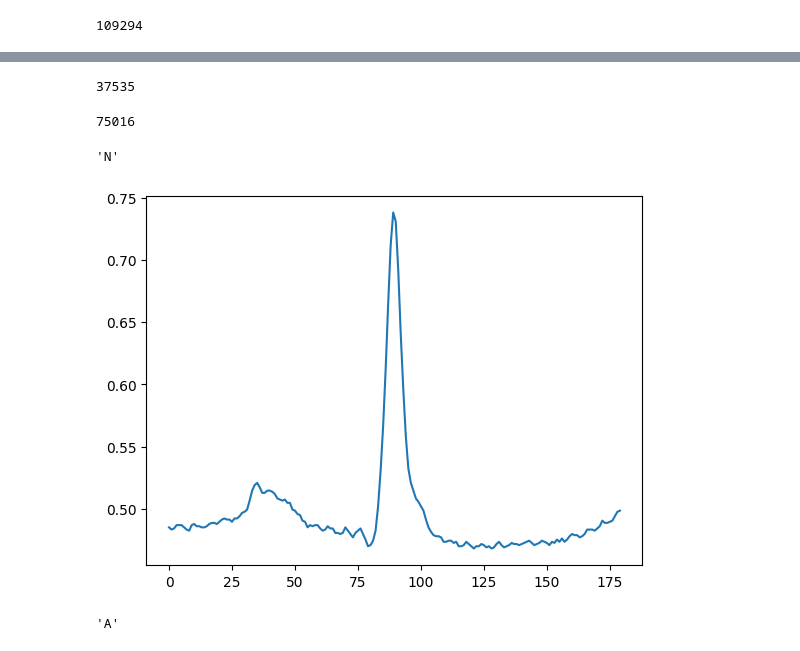
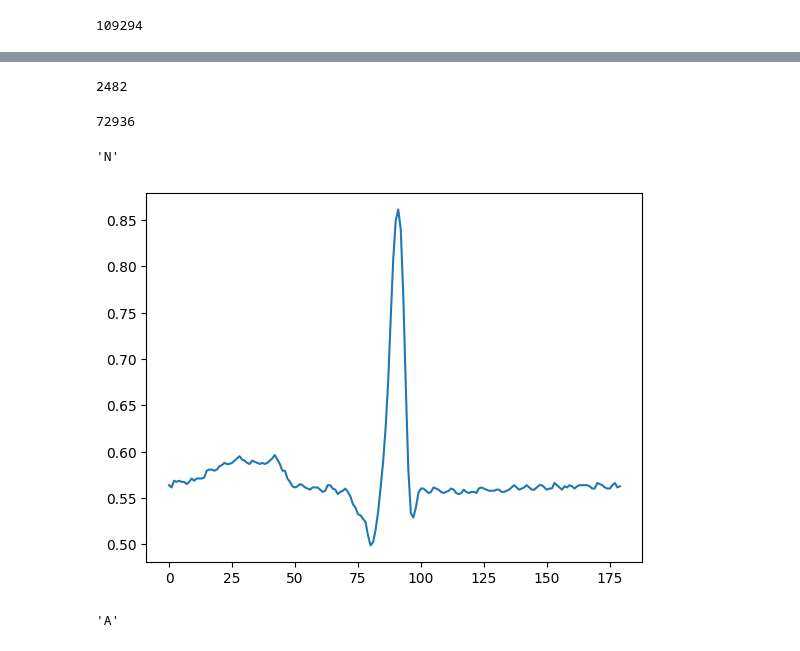
Before and after one commit to sjjtu/MAthesis, a Jupyter notebook: code/explore_mitbih.ipynb, the cells around one changed output, grey strips where cells are left out. Cells and saved outputs as stored; diff of their text form; code cells hidden in the pictures.

Commit message:
data with annotation

```diff
--- a/code/explore_mitbih.ipynb
+++ b/code/explore_mitbih.ipynb
@@ -116,10 +132,21 @@ plt.plot(qrs.qrs_inds[qrs.qrs_inds<10800], record.p_signal[qrs.qrs_inds[qrs.qrs_
 # %% [output]
 [<matplotlib.lines.Line2D at 0x...>]
 [figure]
+# %%
+def find_ann(peak, d1, d2, ann_list, ann_sym):
+    if ((ann_list>int(peak - d1/2)) &  (ann_list<int(peak + d2/2))).sum() != 1:
+        return "0 or more than 1 annotation"
+    ind, = np.where((ann_list>int(peak - d1/2)) &  (ann_list<int(peak + d2/2)))[0]
+    return ann_sym[ind]
+# %%
+for i, peak in enumerate(qrs.qrs_inds[1:-1]):
+    d2 = qrs.qrs_inds[i+1] - peak
+    d1 = peak - qrs.qrs_inds[i-1]
+    find_ann(peak, d1, d2, ann.sample, ann.symbol)
 # %%
 df = []
 ann_list = []
-window_size = 180 #seems to be common roughly 1 heartbeat
+window_size = 360 # seems to be common
 for pat_id in patients:
     print('record number', pat_id)
     record = wfdb.rdrecord(data+pat_id,smooth_frames=True)
@@ -130,17 +157,23 @@ for pat_id in patients:
     qrs.detect()
     peaks = qrs.qrs_inds
 
-    #for i, ann_idx in enumerate(ann.sample[1:-1]):
-    #    start,end = ann_idx-window_size//2, ann_idx+window_size//2
-    #    df.append(list(lm[start:end]))
-    #    beat_type = "A" if ann.symbol[i+1] != "N" else "N"
+    # for i, ann_idx in enumerate(ann.sample[1:-1]):
+    #     d2 = ann.sample[i+2] - ann_idx
+    #     d1 = ann_idx - ann.sample[i]
+    #     start,end = ann_idx-d1//2, ann_idx+d2//2
+    #     df.append(list(lm[start:end]))
+    #     beat_type = ann.symbol[i+1] if ann.symbol[i+1]=="N" else "A"
 
-    #    ann_list.append(beat_type)
+    #     ann_list.append(beat_type)
 
 
     for i, peak in enumerate(peaks[1:-1]):
-        start,end = peak-window_size//2, peak+window_size//2
-        df.append(list(lm[start:end]))
+       d2 = qrs.qrs_inds[i+2] - peak  # we start at peaks[1] but i starts at 0
+       d1 = peak - qrs.qrs_inds[i]
+       start,end = peak-window_size//2, peak+window_size//2
+       beat_type = find_ann(peak, d1, d2, ann.sample, ann.symbol)
+       ann_list.append(beat_type)
+       df.append(list(lm[start:end]))
 # %% [output]
 record number 100
 Learning initial signal parameters...
@@ -174,15 +223,15 @@ set(ann_list)
 # %%
 ann_list.count("A")
 # %% [output]
-37535
+2482
 # %%
 ann_list.count("N")
 # %% [output]
-75016
+72936
 # %%
-plt.plot(df[2341])
-ann_list[2341]
+plt.plot(df[2])
+ann_list[1]
 # %% [output]
 'N'
-[figure, old version]
+[figure, new version]
 # %%
```
Also changed, not shown: parts of 14 cells of this notebook, 1 other file.
